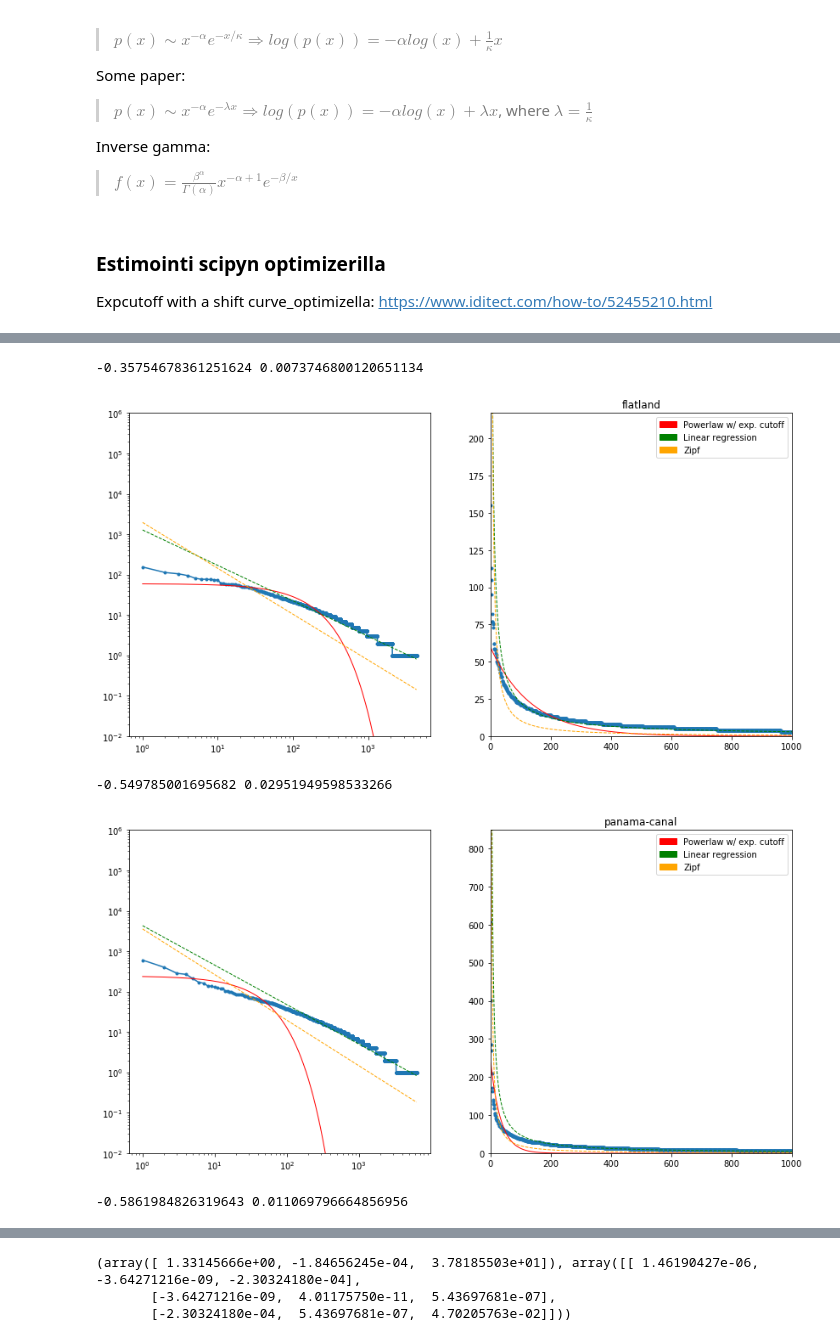
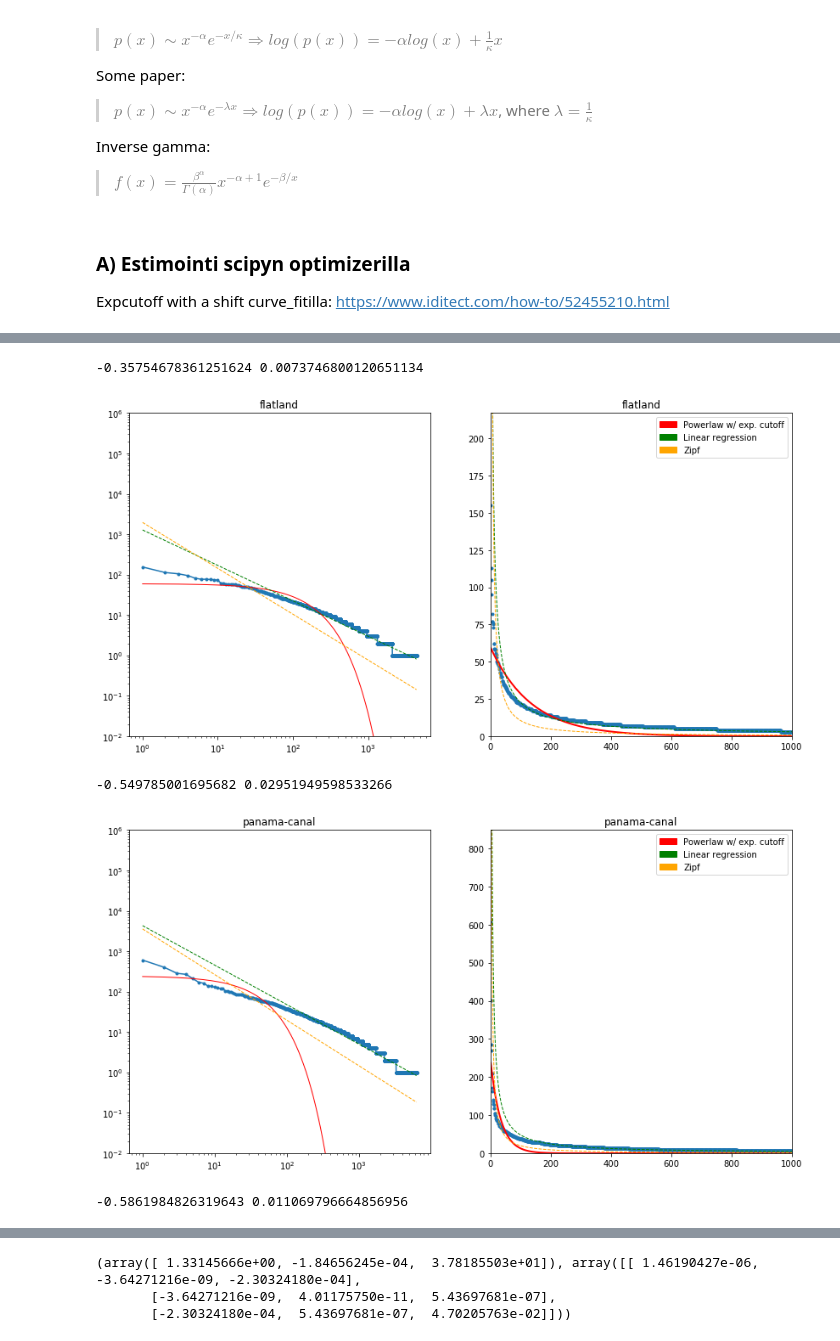
Before and after one commit to simppasofia/nlpproject, a Jupyter notebook: notebooks/project.ipynb, the cells around one changed output, grey strips where cells are left out. Cells and saved outputs as stored; diff of their text form; code cells hidden in the pictures.

```diff
--- a/notebooks/project.ipynb
+++ b/notebooks/project.ipynb
@@ -294,9 +294,9 @@ Some paper:
 Inverse gamma:
 > $f(x) = \frac{\beta^{\alpha}}{\Gamma(\alpha)} x^{-\alpha+1}e^{-\beta / x}$
 # %% [markdown]
-### Estimointi scipyn optimizerilla
+### A) Estimointi scipyn optimizerilla
 
-Expcutoff with a shift curve_optimizella: https://www.iditect.com/how-to/52455210.html
+Expcutoff with a shift curve_fitilla: https://www.iditect.com/how-to/52455210.html
 # %%
 # Jupyter notebook prevent cell output scrolling
 %%javascript
@@ -324,37 +324,37 @@ for b in books.index:
     total = sum(books.freqs[b])
 
     # Fit powerlaw expcutoff
     fit = opt.curve_fit(expcutoff_shift, books.ranks[b], books.freqs[b])
     alpha, beta, x0 = fit[0]
     fitted_val = expcutoff_shift(books.ranks[b], alpha, beta, x0)
 
     print(alpha, beta)
 
     # Plot loglog
-    title(b)
+    axs[0].set_title(b)
     axs[0].loglog(books.ranks[b], books.freqs[b], marker=".") # observations
     axs[0].plot(books.ranks[b], fitted_val, lw=1, color='red') # expcutoff
     axs[0].plot(books.ranks[b], exp(y), lw=1, linestyle="--", color='green') # linreg
     axs[0].plot(books.ranks[b], p_zipf * total, lw=1, linestyle="--", color="orange") # zipf
     axs[0].set_ylim(10e-3, 10e5)
     red_patch = matplotlib.patches.Patch(color='red', label='Powerlaw w/ exp. cutoff')
     green_patch = matplotlib.patches.Patch(color='green', label='Linear regression')
     orange_patch = matplotlib.patches.Patch(color='orange', label='Zipf')
     plt.legend(handles=[red_patch, green_patch, orange_patch])
 
     # Plot linear
-    title(b)
+    axs[1].set_title(b)
     axs[1].scatter(books.ranks[b], books.freqs[b], marker=".") # observations
-    axs[1].plot(books.ranks[b], fitted_val, lw=1, color='red') # expcutoff
+    axs[1].plot(books.ranks[b], fitted_val, lw=2, color='red') # expcutoff
     axs[1].plot(books.ranks[b], exp(y), lw=1, linestyle="--", color='green') # linreg
     axs[1].plot(books.ranks[b], p_zipf * total, lw=1, linestyle="--", color="orange") # zipf
     axs[1].set_xlim(0, 1000)
     axs[1].set_ylim(0, max(books.freqs[b]) + 0.4 * max(books.freqs[b]))
     #plt.grid(axis="both")
     plt.show()
 # %% [output]
 -0.35754678361251624 0.0073746800120651134
-[figure, old version]
+[figure, new version]
 -0.549785001695682 0.02951949598533266
-[figure, old version]
+[figure, new version]
 -0.5861984826319643 0.011069796664856956
```
Also changed, not shown: parts of 4 cells of this notebook.
